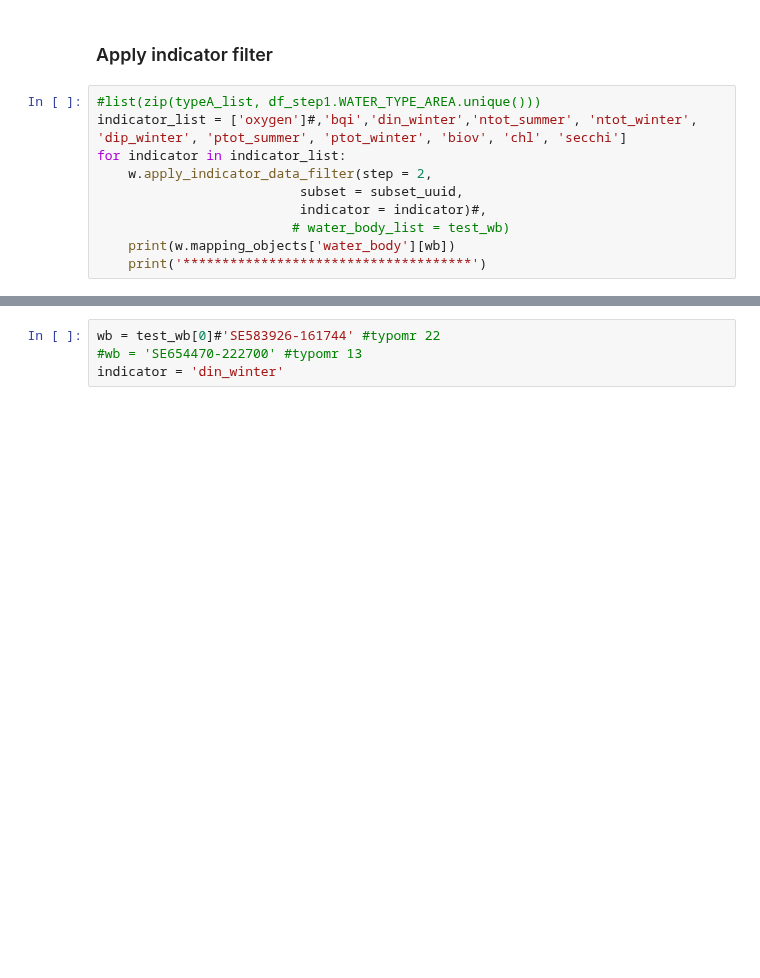
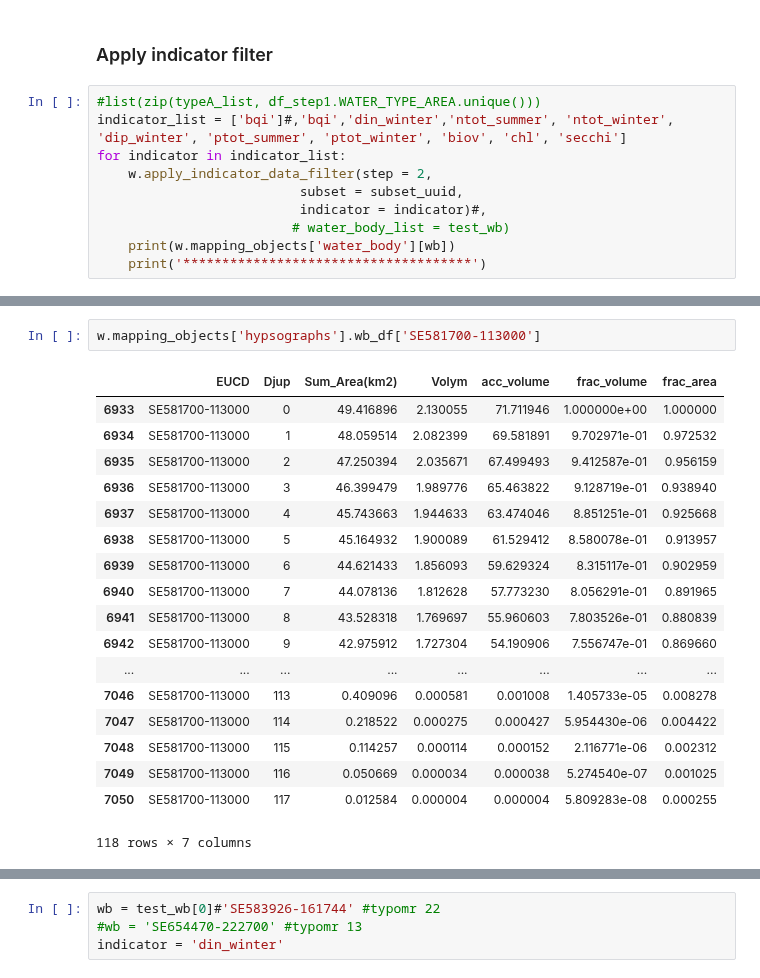
Before and after one commit to ekostat/ekostat_calculator, a Jupyter notebook: notebooks/lv_notebook_calculate_status_branch.ipynb, the cells around one changed output, grey strips where cells are left out. Cells and saved outputs as stored; diff of their text form; blank space fills up the shorter version.

```diff
--- a/notebooks/lv_notebook_calculate_status_branch.ipynb
+++ b/notebooks/lv_notebook_calculate_status_branch.ipynb
@@ -162,7 +348,7 @@ test_wb = ['SE584340-174401',
 ### Apply indicator filter
 # %%
 #list(zip(typeA_list, df_step1.WATER_TYPE_AREA.unique()))
-indicator_list = ['oxygen']#,'bqi','din_winter','ntot_summer', 'ntot_winter', 'dip_winter', 'ptot_summer', 'ptot_winter', 'biov', 'chl', 'secchi']
+indicator_list = ['bqi']#,'bqi','din_winter','ntot_summer', 'ntot_winter', 'dip_winter', 'ptot_summer', 'ptot_winter', 'biov', 'chl', 'secchi']
 for indicator in indicator_list:
     w.apply_indicator_data_filter(step = 2,
                           subset = subset_uuid,
@@ -175,0 +399,21 @@ w.get_filtered_data(subset = subset_uuid, step= 2, water_body = test_wb[1], indi
+# %%
+w.mapping_objects['hypsographs'].wb_df['SE581700-113000']
+# %% [output]
+|  | EUCD | Djup | Sum_Area(km2) | Volym | acc_volume | frac_volume | frac_area |
+| 6933 | SE581700-113000 | 0 | 49.416896 | 2.130055 | 71.711946 | 1.000000e+00 | 1.000000 |
+| 6934 | SE581700-113000 | 1 | 48.059514 | 2.082399 | 69.581891 | 9.702971e-01 | 0.972532 |
+| 6935 | SE581700-113000 | 2 | 47.250394 | 2.035671 | 67.499493 | 9.412587e-01 | 0.956159 |
+| 6936 | SE581700-113000 | 3 | 46.399479 | 1.989776 | 65.463822 | 9.128719e-01 | 0.938940 |
+| 6937 | SE581700-113000 | 4 | 45.743663 | 1.944633 | 63.474046 | 8.851251e-01 | 0.925668 |
+| 6938 | SE581700-113000 | 5 | 45.164932 | 1.900089 | 61.529412 | 8.580078e-01 | 0.913957 |
+| 6939 | SE581700-113000 | 6 | 44.621433 | 1.856093 | 59.629324 | 8.315117e-01 | 0.902959 |
+| 6940 | SE581700-113000 | 7 | 44.078136 | 1.812628 | 57.773230 | 8.056291e-01 | 0.891965 |
+| 6941 | SE581700-113000 | 8 | 43.528318 | 1.769697 | 55.960603 | 7.803526e-01 | 0.880839 |
+| 6942 | SE581700-113000 | 9 | 42.975912 | 1.727304 | 54.190906 | 7.556747e-01 | 0.869660 |
+| ... | ... | ... | ... | ... | ... | ... | ... |
+| 7046 | SE581700-113000 | 113 | 0.409096 | 0.000581 | 0.001008 | 1.405733e-05 | 0.008278 |
+| 7047 | SE581700-113000 | 114 | 0.218522 | 0.000275 | 0.000427 | 5.954430e-06 | 0.004422 |
+| 7048 | SE581700-113000 | 115 | 0.114257 | 0.000114 | 0.000152 | 2.116771e-06 | 0.002312 |
+| 7049 | SE581700-113000 | 116 | 0.050669 | 0.000034 | 0.000038 | 5.274540e-07 | 0.001025 |
+| 7050 | SE581700-113000 | 117 | 0.012584 | 0.000004 | 0.000004 | 5.809283e-08 | 0.000255 |
+118 rows × 7 columns
```
Also changed, not shown: parts of 33 cells of this notebook, 2 other files.
